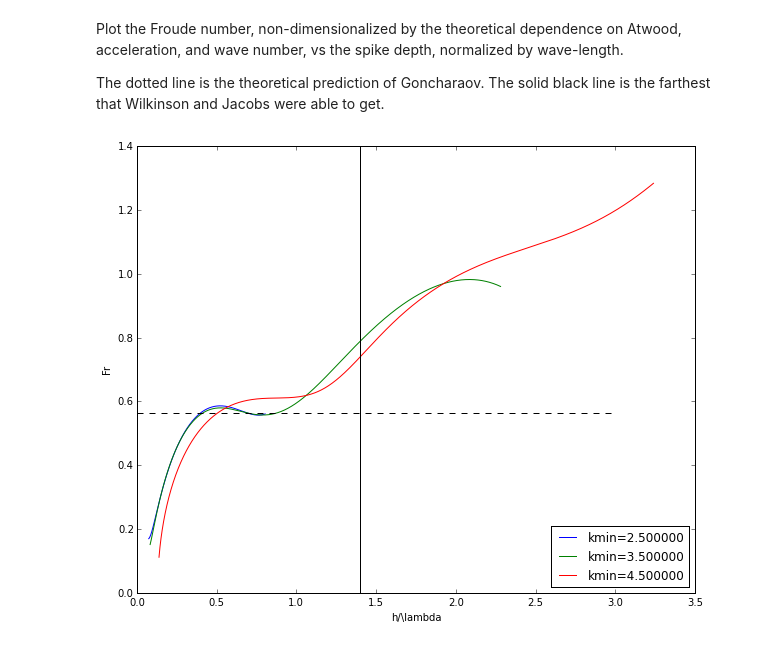
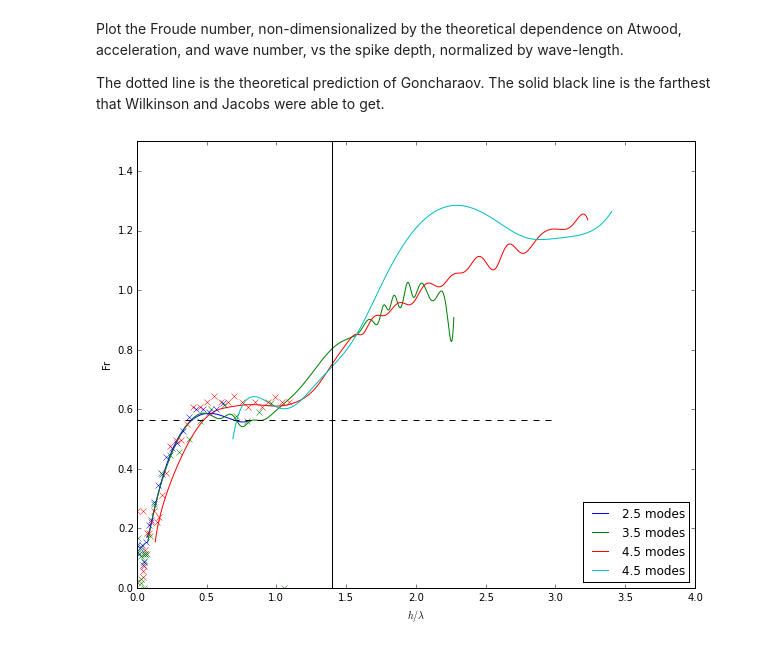
Before and after one commit to maxhutch/thesis-notebooks, a Jupyter notebook: WilkinsonAndJacobs.ipynb, the cells around one changed output. Saved outputs shown, nothing was run; the diff lists cells and outputs as text; code cells hidden in the pictures.

Commit message:
Added experimental data; fixed bugs.

```diff
--- a/WilkinsonAndJacobs.ipynb
+++ b/WilkinsonAndJacobs.ipynb
@@ -29,9 +30,11 @@ config = Foo()
 config.names = [
     "Wilk/Wilk_kmin_2.5/Wilk_kmin_2.5",
     "Wilk/Wilk_kmin_3.5/Wilk_kmin_3.5",
-    "Wilk/Wilk_kmin_4.5/Wilk_kmin_4.5"]
+    "Wilk/Wilk_kmin_4.5/Wilk_kmin_4.5",
+    "Wilk/Wilk_long/Wilk_long",
+]
 #config.arch_end = "maxhutch#alpha-admin/~/pub/"
-config.arch_end = "alcf#dtn_mira/projects/alpha-nek/"
+config.arch_end = "alcf#dtn_mira/projects/alpha-nek/experiments/"
 # %% [markdown]
 Open a chest located on a remote globus endpoint and load a remote json configuration file.
 # %%
@@ -60,16 +63,21 @@ for c,sc in zip(cs, scs):
 Use a spline to compute the derivative of 'H' vs time: the Froude number.
 # %%
 spls = []
-for sc in scs:
-    spls.append(UnivariateSpline(sc[:,'H'].keys(),
-                                 sc[:,'H'].values(),
+for sc, p in zip(scs, ps):
+    T = np.array(sc[:,'H'].keys())
+    #T = np.array([0.0,] + sc[:,'H'].keys())
+    H = np.array(sc[:,'H'].values()) + p['delta'] # + 2.*np.sqrt(p["conductivity"] * T)
+    #H = np.array([-p["amp0"]/p["kmin"] - p['delta'], ] + sc[:,'H'].values()) + p['delta']
+    spls.append(UnivariateSpline(T,
+                                 H,
                                  k = 5,
-                                 s = 0.00001))
-#    spls.append(InterpolatedUnivariateSpline(sc[:,'H'].keys(),
-#                                             sc[:,'H'].values(),
-#                                             k=5))
+                                 s = 0.000001))
 Frs = [spl.derivative() for spl in spls]
 Tss = [np.linspace(sc[:,'H'].keys()[0], sc[:,'H'].keys()[-1], 1000) for sc in scs]
+# %%
+Run37 = pd.DataFrame.from_csv('WRun37 4.49.56 PM 7_3_07.txt', sep='\t')
+Run58 = pd.DataFrame.from_csv('WRun058 4.32.52 PM 7_3_07.txt', sep='\t')
+Run78 = pd.DataFrame.from_csv('WRun078 4.49.56 PM 7_3_07.txt', sep='\t')
 # %% [markdown]
 Plot the Froude number, non-dimensionalized by the theoretical dependence on Atwood, acceleration, and wave number, vs the spike depth, normalized by wave-length.
 
@@ -77,16 +85,21 @@ The dotted line is the theoretical prediction of Goncharaov.  The solid black li
 # %%
 fig, axs = plt.subplots(1,1)
 
 for p, spl, Fr, T in zip(ps, spls, Frs, Tss):
     axs.plot(
         -spl(T) * p["kmin"],
         -Fr(T)/ np.sqrt(p["atwood"]*p["g"] / p["kmin"]),
-        label="kmin={:f}".format(p["kmin"]));
+        label="{:3.1f} modes".format(p["kmin"]));
+axs.plot(Run37["AvgAmp (mm)"] * 2.5 / 76, Run37["Froude Average"], "bx");
+axs.plot(Run58["AvgAmp (mm)"] * 4.5 / 76, Run58["Froude Average"], "rx");
+axs.plot(Run78["AvgAmp (mm)"] * 3.5 / 76, Run78["Froude Average"], "gx");
 axs.plot([0,3], [np.sqrt(1/np.pi), np.sqrt(1/np.pi)], 'k--')
 axs.axvline(x=1.4, color='k');
-axs.set_ylabel('Fr')
-axs.set_xlabel('h/\lambda');
+axs.set_ylabel(r'Fr')
+axs.set_xlabel(r'$h/\lambda$');
 axs.legend(loc=4);
-plt.savefig('Figure1.eps')
+axs.set_xbound(0,4)
+axs.set_ybound(0,1.5)
+plt.savefig('Figure17.eps')
 # %% [output]
-[figure, old version]
+[figure, new version]
```
Also changed, not shown: parts of 3 cells of this notebook.
